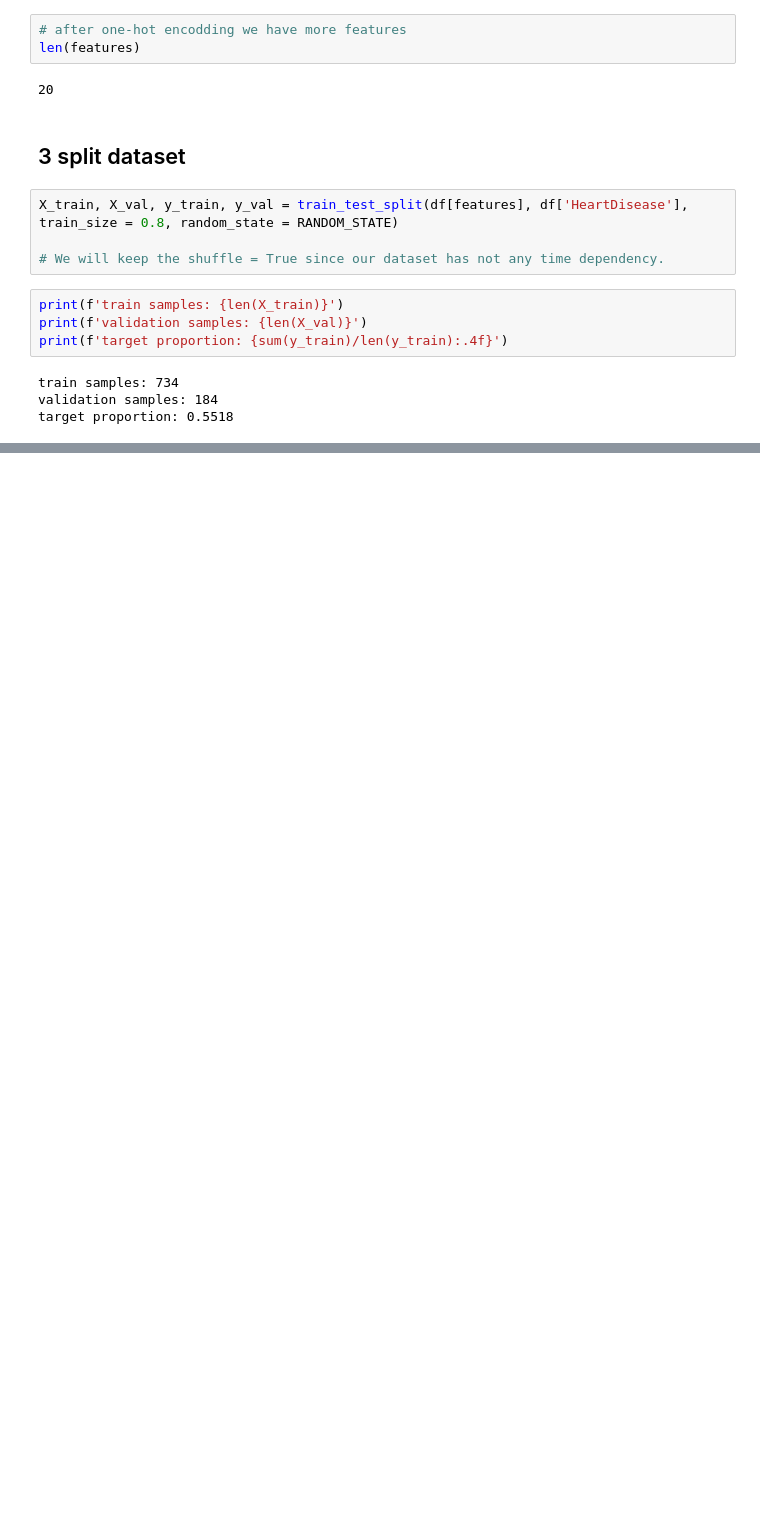
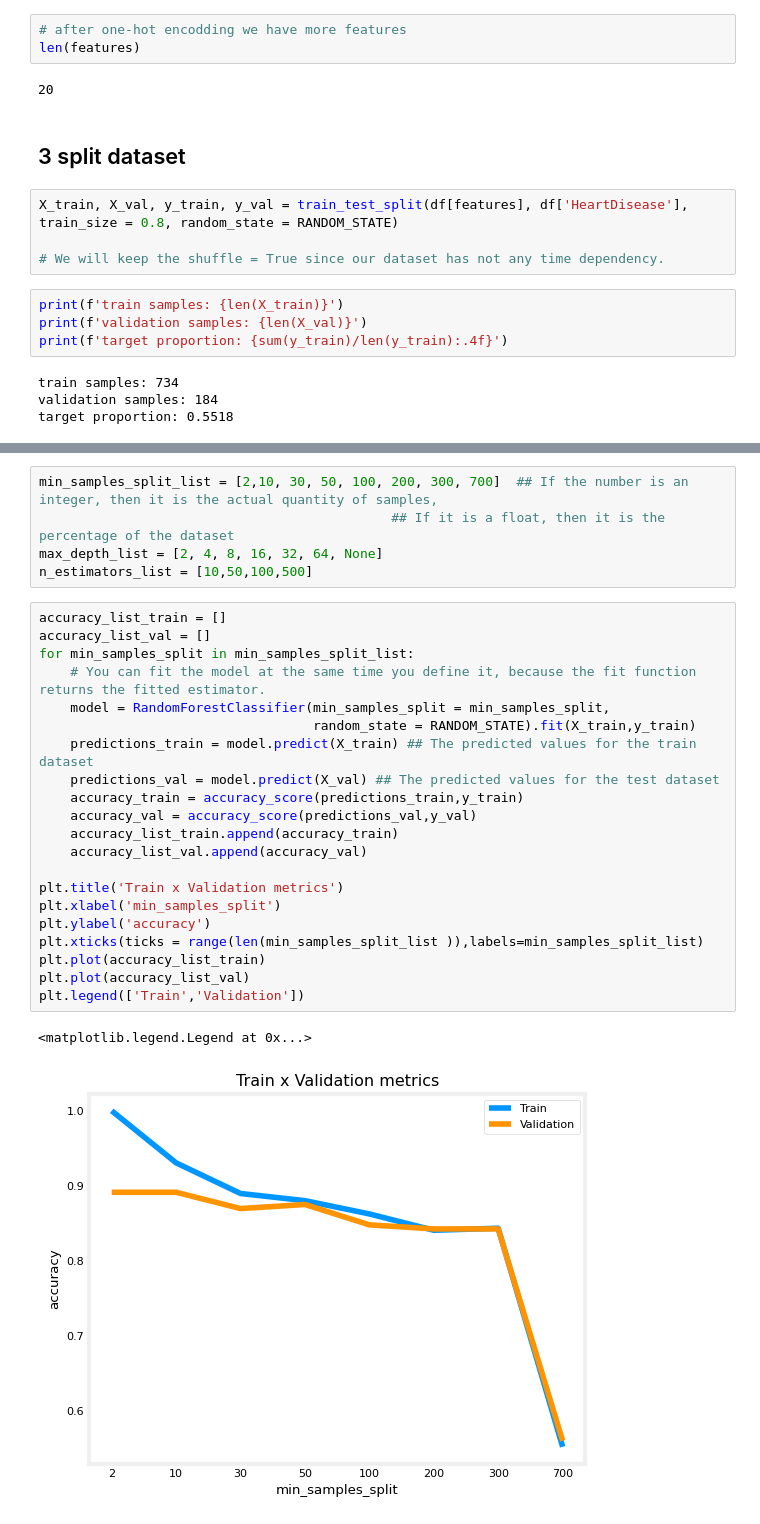
Before and after one commit to YeabsiraNigusse/machine-Learning, a Jupyter notebook: Trees Ensemble/Trees Ensemble.ipynb, the cells around one changed output, grey strips where cells are left out. Cells and saved outputs as stored; diff of their text form; blank space fills up the shorter version.

```diff
--- a/Trees Ensemble/Trees Ensemble.ipynb
+++ b/Trees Ensemble/Trees Ensemble.ipynb
@@ -88,0 +199,29 @@ target proportion: 0.5518
+# %%
+min_samples_split_list = [2,10, 30, 50, 100, 200, 300, 700]  ## If the number is an integer, then it is the actual quantity of samples,
+                                             ## If it is a float, then it is the percentage of the dataset
+max_depth_list = [2, 4, 8, 16, 32, 64, None]
+n_estimators_list = [10,50,100,500]
+# %%
+accuracy_list_train = []
+accuracy_list_val = []
+for min_samples_split in min_samples_split_list:
+    # You can fit the model at the same time you define it, because the fit function returns the fitted estimator.
+    model = RandomForestClassifier(min_samples_split = min_samples_split,
+                                   random_state = RANDOM_STATE).fit(X_train,y_train)
+    predictions_train = model.predict(X_train) ## The predicted values for the train dataset
+    predictions_val = model.predict(X_val) ## The predicted values for the test dataset
+    accuracy_train = accuracy_score(predictions_train,y_train)
+    accuracy_val = accuracy_score(predictions_val,y_val)
+    accuracy_list_train.append(accuracy_train)
+    accuracy_list_val.append(accuracy_val)
+
+plt.title('Train x Validation metrics')
+plt.xlabel('min_samples_split')
+plt.ylabel('accuracy')
+plt.xticks(ticks = range(len(min_samples_split_list )),labels=min_samples_split_list)
+plt.plot(accuracy_list_train)
+plt.plot(accuracy_list_val)
+plt.legend(['Train','Validation'])
+# %% [output]
+<matplotlib.legend.Legend at 0x...>
+[figure, added]
```
Also changed, not shown: parts of 22 cells of this notebook.
